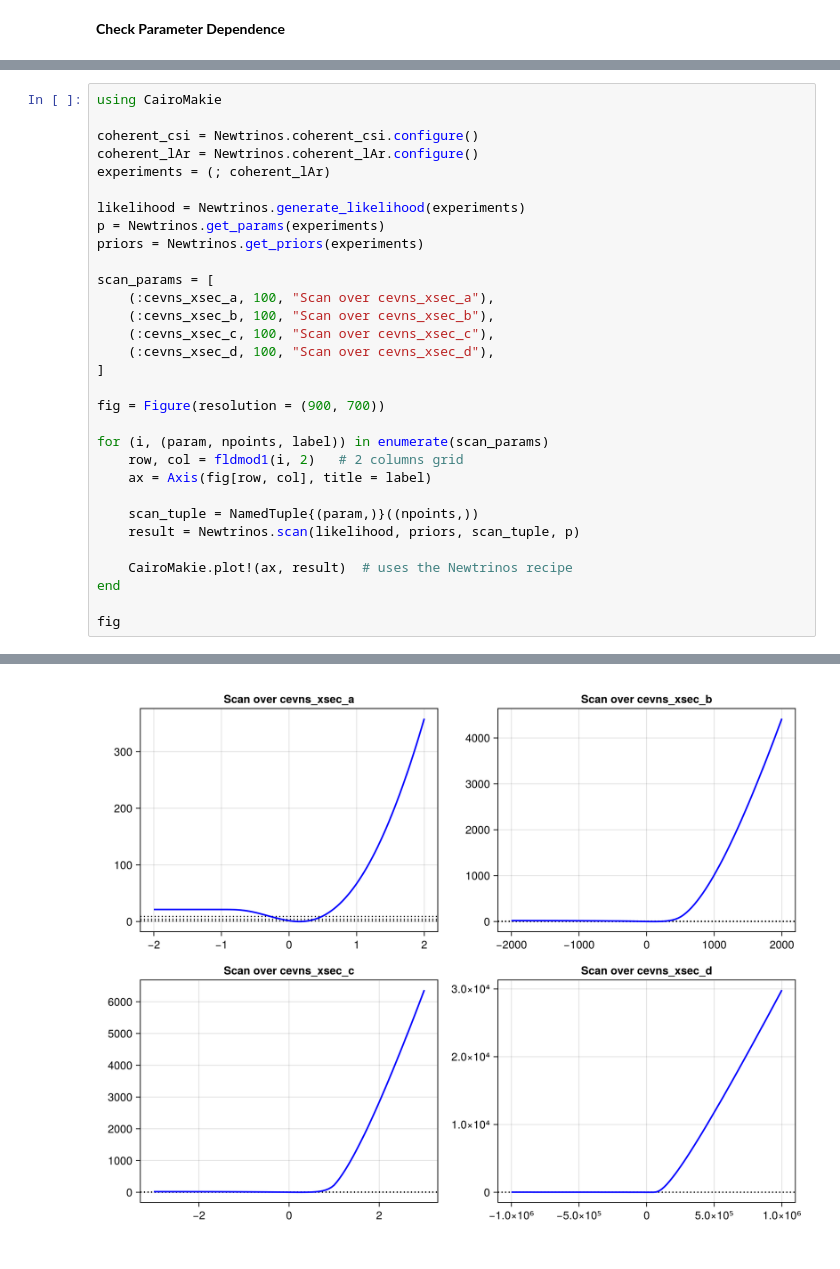
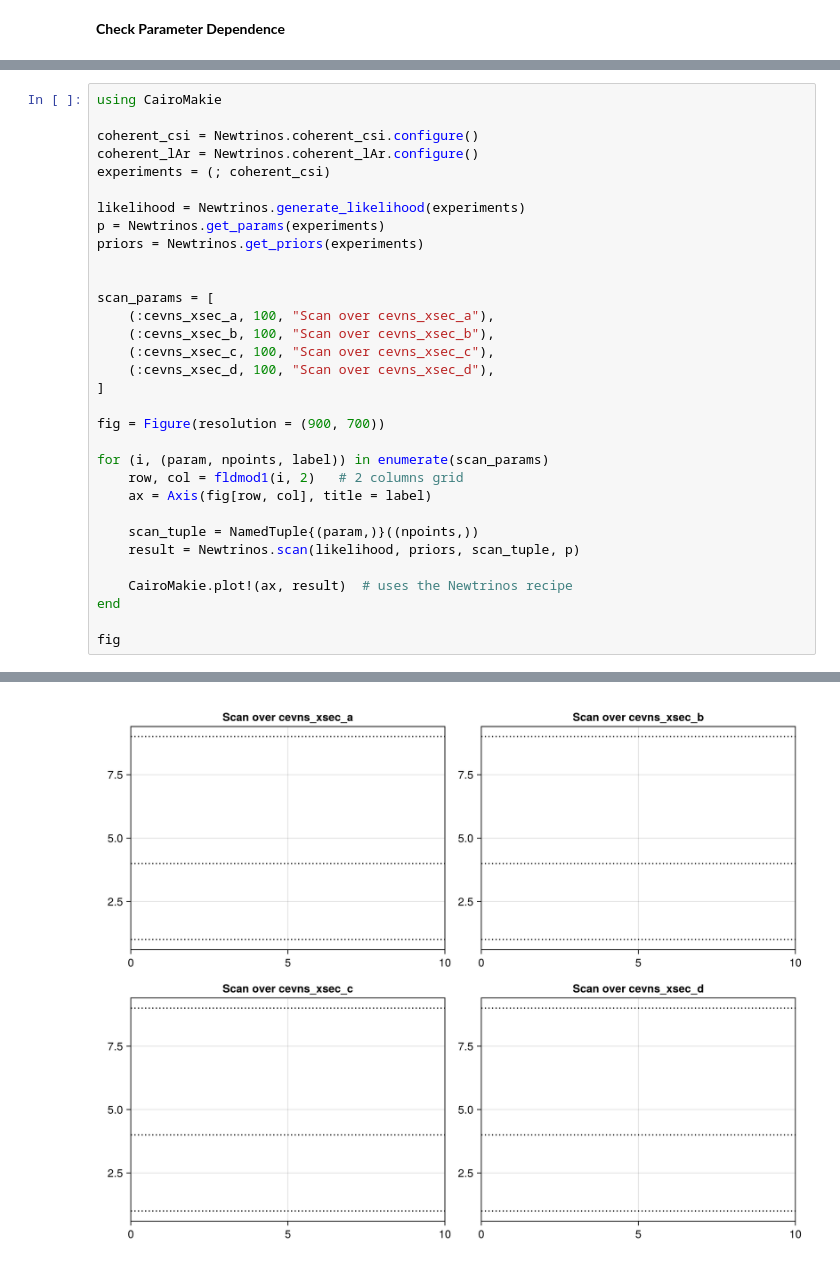
Before and after one commit to davschu/Newtrinos.jl, a Jupyter notebook: coherent.ipynb, the cells around one changed output, grey strips where cells are left out. Saved outputs shown, nothing was run; the diff lists cells and outputs as text.

```diff
--- a/coherent.ipynb
+++ b/coherent.ipynb
@@ -387,11 +345,12 @@ using CairoMakie
 
 coherent_csi = Newtrinos.coherent_csi.configure()
 coherent_lAr = Newtrinos.coherent_lAr.configure()
-experiments = (; coherent_lAr)
+experiments = (; coherent_csi)
 
 likelihood = Newtrinos.generate_likelihood(experiments)
 p = Newtrinos.get_params(experiments)
 priors = Newtrinos.get_priors(experiments)
+
 
 scan_params = [
     (:cevns_xsec_a, 100, "Scan over cevns_xsec_a"),
@@ -432,3 +384,3 @@ fig
 ┌ Warning: Found `resolution` in the theme when creating a `Scene`. The `resolution` keyword for `Scene`s and `Figure`s has been deprecated. Use `Figure(; size = ...` or `Scene(; size = ...)` instead, ...
 └ @ Makie /Users/heerakbanerjee/.julia/packages/Makie/aJUtI/src/scenes.jl:259
-[figure, old version]
+[figure, new version]
```
Also changed, not shown: parts of 9 cells of this notebook, 3 other files.
